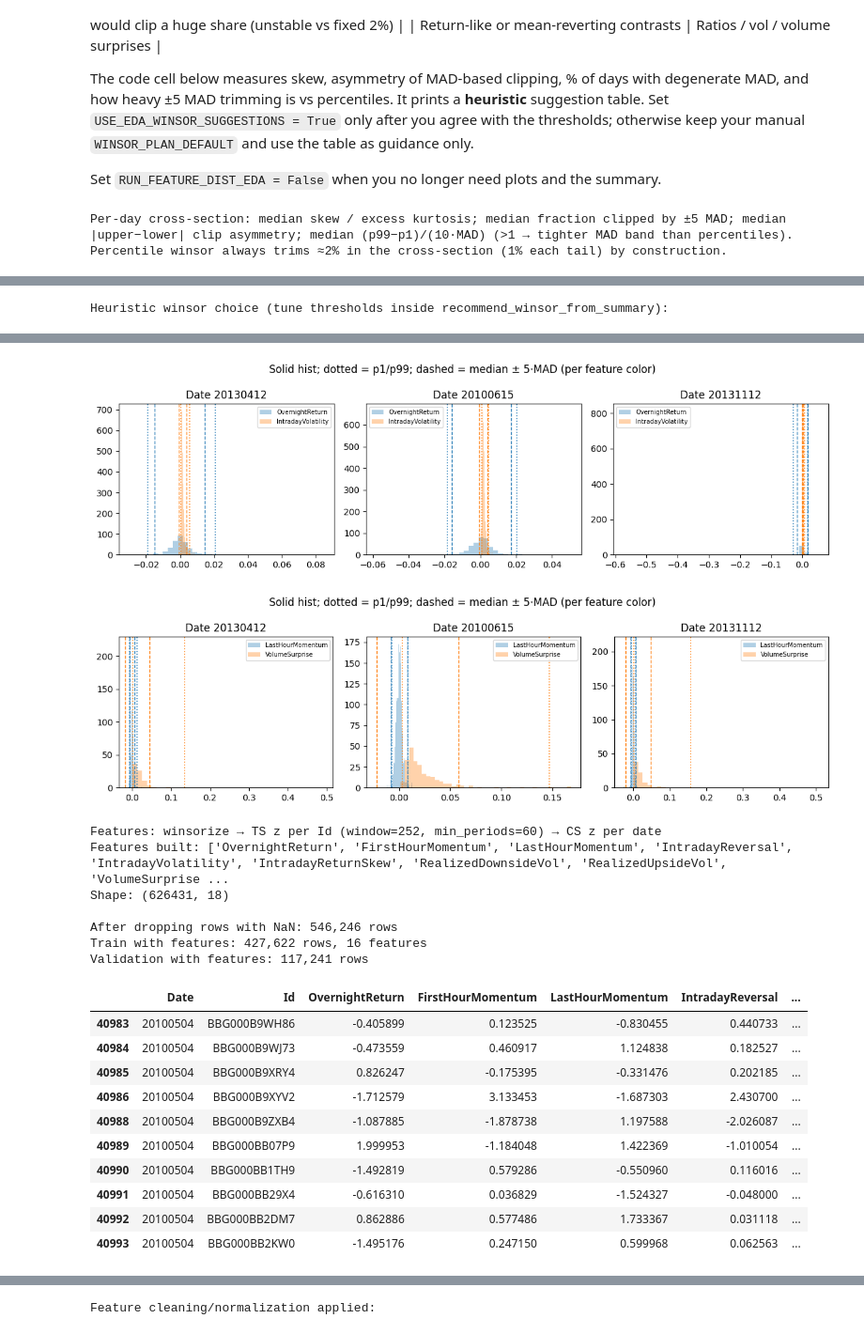
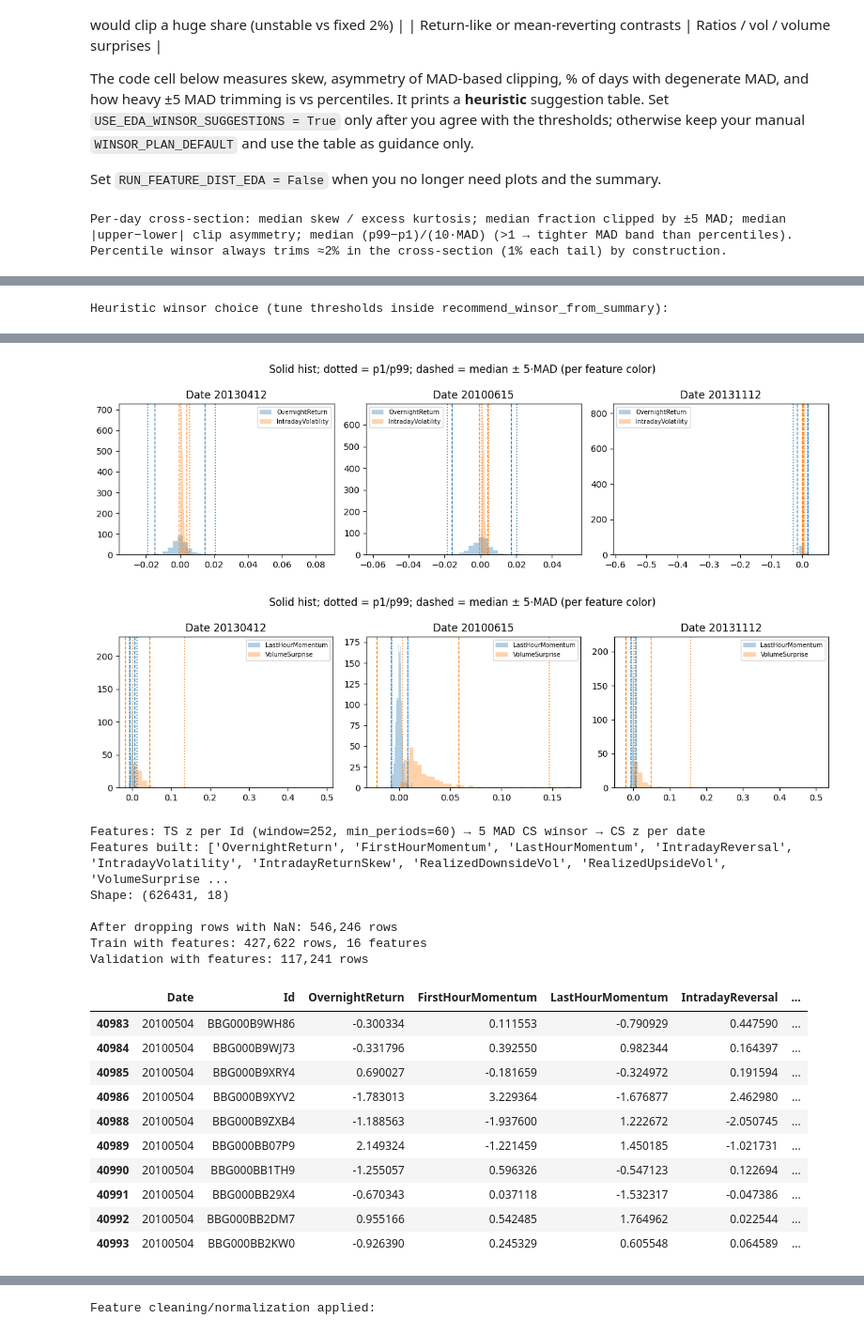
Before and after one commit to liny-r/MTH9899-Project, a Jupyter notebook: project.ipynb, the cells around one changed output, grey strips where cells are left out. Shown at 94% size. Cells and saved outputs as stored; diff of their text form; code cells hidden in the pictures.

```diff
--- a/project.ipynb
+++ b/project.ipynb
@@ -138,13 +129,8 @@ Target built for 1257 dates, 623,569 (Date, Id) rows
 | 8 | 20100104 | BBG000BB29X4 | -0.003348 | -0.000461 | -0.002887 |
 | 9 | 20100104 | BBG000BB2DM7 | 0.016519 | 0.000427 | 0.016093 |
 # %%
-# --- Target: TS z per Id (past only). Std floor + z-clip stabilize tiny-vol denominators / fat tails; still no CS winsor or CS z. ---
-target_df['Target_norm'] = zscore_time_series_per_id(
-    target_df, 'Target',
-    std_floor_relative=TARGET_TSZ_STDFLOOR_REL,
-    clip_z=TARGET_TSZ_CLIP,
-)
-print('Target stats (raw vs per-Id TS z → Target_norm for fitting):')
+# --- Target diagnostics: plain per-Id TS z (past only), no special floor/clip ---
+target_df['Target_norm'] = zscore_time_series_per_id(target_df, 'Target')
+print('Target stats (raw vs per-Id TS z diagnostic):')
 print(target_df[['Target', 'Target_norm']].describe())
-print(f"Target_norm max |z| (post-clip): {target_df['Target_norm'].abs().max():.3f} (clip=±{TARGET_TSZ_CLIP})")
 # %% [output]
@@ -393,7 +378,7 @@ def zscore_cross_sectional(df, col):
     return df.groupby('Date')[col].transform(lambda x: (x - x.mean()) / (x.std() or np.nan))
 
 
-# Features: winsorize (CS) → TS z per Id → CS z (uses zscore_time_series_per_id from setup cell; TS_WINDOW / TS_MIN_PERIODS)
+# Features: TS z per Id -> 5 MAD winsorize (CS) -> CS z (uses zscore_time_series_per_id; TS_WINDOW / TS_MIN_PERIODS)
 
 # Build features for all dates in dev_years (2010-2014)
 dev_dates = [int(d) for d in date_strings if int(d) // 10_000 in dev_years]
@@ -650,37 +635,21 @@ if RUN_FEATURE_DIST_EDA:
             plt.tight_layout()
             plt.show()
 
-WINSOR_PLAN = list(WINSOR_PLAN_DEFAULT)
-if USE_EDA_WINSOR_SUGGESTIONS:
-    if not RUN_FEATURE_DIST_EDA:
-        raise ValueError('USE_EDA_WINSOR_SUGGESTIONS requires RUN_FEATURE_DIST_EDA=True in the same run.')
-    _m = winsor_suggest.dropna(subset=['use_mad']).set_index('feature')['use_mad'].astype(bool).to_dict()
-    WINSOR_PLAN = [(c, _m[c]) for c, _ in WINSOR_PLAN_DEFAULT]
-    print('Using EDA-driven WINSOR_PLAN:', WINSOR_PLAN)
+# Active pipeline requested: TS z per Id -> 5 MAD cross-sectional winsor -> CS z (all features)
+PIPELINE_FEATURES = [c for c in _raw_cols_for_winsor + ['RetVolCorr'] if c in feat_df.columns]
+for col in PIPELINE_FEATURES:
+    feat_df[f'{col}_ts'] = zscore_time_series_per_id(feat_df, col)
+    feat_df[f'{col}_w'] = winsorize_mad(feat_df, f'{col}_ts', n_mad=5)
+    feat_df[f'{col}_norm'] = zscore_cross_sectional(feat_df, f'{col}_w')
 
-# Normalize: ±5 MAD + z-score or [1,99]% + z-score per WINSOR_PLAN; z-score only for RetVolCorr
-for col, use_mad in WINSOR_PLAN:
-    if col not in feat_df.columns:
-        continue
-    if use_mad:
-        feat_df[f'{col}_w'] = winsorize_mad(feat_df, col, n_mad=5)
-    else:
-        feat_df[f'{col}_w'] = winsorize_percentile(feat_df, col, 0.01, 0.99)
-    wcol = f'{col}_w'
-    feat_df[f'{col}_ts'] = zscore_time_series_per_id(feat_df, wcol)
-    feat_df[f'{col}_norm'] = zscore_cross_sectional(feat_df, f'{col}_ts')
-if 'RetVolCorr' in feat_df.columns:
-    feat_df['RetVolCorr_ts'] = zscore_time_series_per_id(feat_df, 'RetVolCorr')
-    feat_df['RetVolCorr_norm'] = zscore_cross_sectional(feat_df, 'RetVolCorr_ts')
-
-feat_df = feat_df.drop(columns=[c for c in feat_df.columns if c.endswith('_ts')], errors='ignore')
+feat_df = feat_df.drop(columns=[c for c in feat_df.columns if c.endswith('_ts') or c.endswith('_w')], errors='ignore')
 
 # Keep only scaled feature columns and keys
 norm_cols = [c for c in feat_df.columns if c.endswith('_norm')]
 feat_df = feat_df[['Date', 'Id'] + norm_cols].copy()
 feat_df.columns = ['Date', 'Id'] + [c.replace('_norm', '') for c in norm_cols]
 feature_cols = [c for c in feat_df.columns if c not in ('Date', 'Id')]
-print(f'Features: winsorize → TS z per Id (window={TS_WINDOW}, min_periods={TS_MIN_PERIODS}) → CS z per date')
+print(f'Features: TS z per Id (window={TS_WINDOW}, min_periods={TS_MIN_PERIODS}) → 5 MAD CS winsor → CS z per date')
 print('Features built:', feature_cols)
 print('Shape:', feat_df.shape)
 
@@ -716,44 +685,44 @@ Percentile winsor always trims ≈2% in the cross-section (1% each tail) by cons
 | Momentum21d | 1258 | 480.0 | 0.2194 | 3.9147 | 0.0229 | 0.0083 | ... |
 | DollarVolTrend | 1258 | 480.0 | 3.9539 | 26.3911 | 0.0442 | 0.0441 | ... |
 | RetVolCorr | 1258 | 499.0 | -0.0047 | -0.4812 | 0.0000 | 0.0000 | ... |
 Heuristic winsor choice (tune thresholds inside recommend_winsor_from_summary):
 |  | feature | use_mad | method | reasons |
 | 0 | OvernightReturn | False | 1–99% | asymmetric MAD clipping (median |... |
 | 1 | FirstHourMomentum | True | 5 MAD | symmetric-ish; MAD stable; modera... |
 | 2 | LastHourMomentum | True | 5 MAD | symmetric-ish; MAD stable; modera... |
 | 3 | IntradayReversal | True | 5 MAD | symmetric-ish; MAD stable; modera... |
 | 4 | IntradayVolatility | False | 1–99% | |median day skew| ≥ 0.75; asymmet... |
 | 5 | IntradayReturnSkew | True | 5 MAD | symmetric-ish; MAD stable; modera... |
 | 6 | RealizedDownsideVol | False | 1–99% | |median day skew| ≥ 0.75; asymmet... |
 | 7 | RealizedUpsideVol | False | 1–99% | |median day skew| ≥ 0.75; asymmet... |
 | 8 | VolumeSurprise | False | 1–99% | |median day skew| ≥ 0.75; asymmet... |
 | 9 | VolumeAfternoonMDV | False | 1–99% | |median day skew| ≥ 0.75; asymmet... |
 | 10 | VolumeMorningAfternoonRatio | False | 1–99% | |median day skew| ≥ 0.75; asymmet... |
 | 11 | VolatilityAdjustedReturn | True | 5 MAD | symmetric-ish; MAD stable; modera... |
 | 12 | ShortTermReversal | False | 1–99% | asymmetric MAD clipping (median |... |
 | 13 | Momentum21d | False | 1–99% | asymmetric MAD clipping (median |... |
 | 14 | DollarVolTrend | False | 1–99% | |median day skew| ≥ 0.75; asymmet... |
 | 15 | RetVolCorr | NaN | z-score only | not winsorized in pipeline |
 [figure]
 [figure]
-Features: winsorize → TS z per Id (window=252, min_periods=60) → CS z per date
+Features: TS z per Id (window=252, min_periods=60) → 5 MAD CS winsor → CS z per date
 Features built: ['OvernightReturn', 'FirstHourMomentum', 'LastHourMomentum', 'IntradayReversal', 'IntradayVolatility', 'IntradayReturnSkew', 'RealizedDownsideVol', 'RealizedUpsideVol', 'VolumeSurprise ...
 Shape: (626431, 18)
 
 After dropping rows with NaN: 546,246 rows
 Train with features: 427,622 rows, 16 features
 Validation with features: 117,241 rows
 |  | Date | Id | OvernightReturn | FirstHourMomentum | LastHourMomentum | IntradayReversal | ... |
-| 40983 | 20100504 | BBG000B9WH86 | -0.405899 | 0.123525 | -0.830455 | 0.440733 | ... |
-| 40984 | 20100504 | BBG000B9WJ73 | -0.473559 | 0.460917 | 1.124838 | 0.182527 | ... |
-| 40985 | 20100504 | BBG000B9XRY4 | 0.826247 | -0.175395 | -0.331476 | 0.202185 | ... |
-| 40986 | 20100504 | BBG000B9XYV2 | -1.712579 | 3.133453 | -1.687303 | 2.430700 | ... |
-| 40988 | 20100504 | BBG000B9ZXB4 | -1.087885 | -1.878738 | 1.197588 | -2.026087 | ... |
-| 40989 | 20100504 | BBG000BB07P9 | 1.999953 | -1.184048 | 1.422369 | -1.010054 | ... |
-| 40990 | 20100504 | BBG000BB1TH9 | -1.492819 | 0.579286 | -0.550960 | 0.116016 | ... |
-| 40991 | 20100504 | BBG000BB29X4 | -0.616310 | 0.036829 | -1.524327 | -0.048000 | ... |
-| 40992 | 20100504 | BBG000BB2DM7 | 0.862886 | 0.577486 | 1.733367 | 0.031118 | ... |
-| 40993 | 20100504 | BBG000BB2KW0 | -1.495176 | 0.247150 | 0.599968 | 0.062563 | ... |
+| 40983 | 20100504 | BBG000B9WH86 | -0.300334 | 0.111553 | -0.790929 | 0.447590 | ... |
+| 40984 | 20100504 | BBG000B9WJ73 | -0.331796 | 0.392550 | 0.982344 | 0.164397 | ... |
+| 40985 | 20100504 | BBG000B9XRY4 | 0.690027 | -0.181659 | -0.324972 | 0.191594 | ... |
+| 40986 | 20100504 | BBG000B9XYV2 | -1.783013 | 3.229364 | -1.676877 | 2.462980 | ... |
+| 40988 | 20100504 | BBG000B9ZXB4 | -1.188563 | -1.937600 | 1.222672 | -2.050745 | ... |
+| 40989 | 20100504 | BBG000BB07P9 | 2.149324 | -1.221459 | 1.450185 | -1.021731 | ... |
+| 40990 | 20100504 | BBG000BB1TH9 | -1.255057 | 0.596326 | -0.547123 | 0.122694 | ... |
+| 40991 | 20100504 | BBG000BB29X4 | -0.670343 | 0.037118 | -1.532317 | -0.047386 | ... |
+| 40992 | 20100504 | BBG000BB2DM7 | 0.955166 | 0.542485 | 1.764962 | 0.022544 | ... |
+| 40993 | 20100504 | BBG000BB2KW0 | -0.926390 | 0.245329 | 0.605548 | 0.064589 | ... |
 # %% [markdown]
 ## 5.1 Align with spec (target, normalization, weights)
 
```
Also changed, not shown: parts of 22 cells of this notebook, 2 other files.
